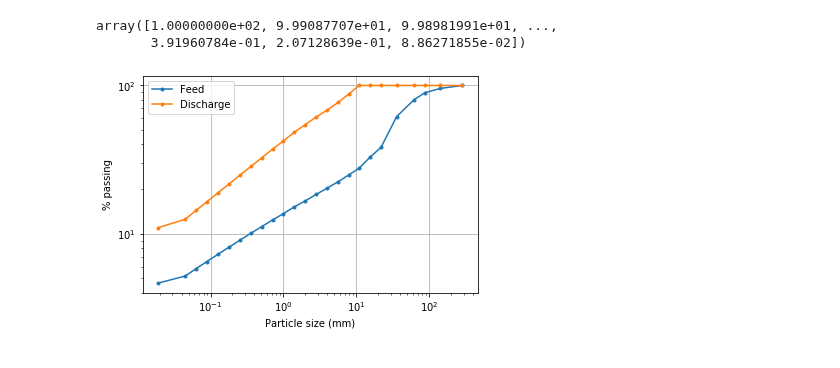
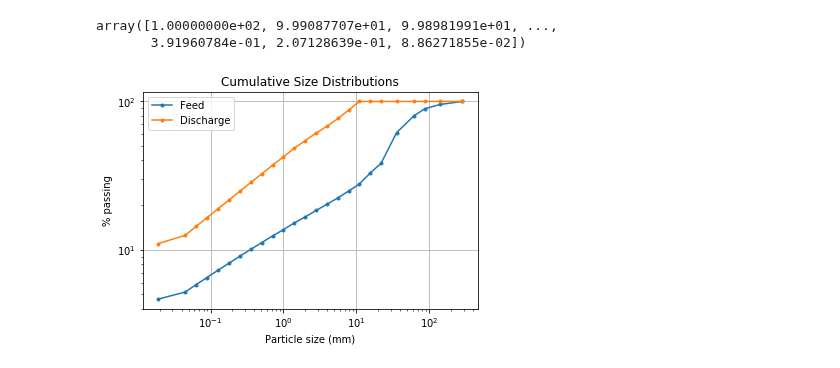
Before and after one commit to billtubbs/mech-575, a Jupyter notebook: code/python/project-grinding-dynamic-simulation-model.ipynb, the cells around one changed output. Saved outputs shown, nothing was run; the diff lists cells and outputs as text; code cells hidden in the pictures.

```diff
--- a/code/python/project-grinding-dynamic-simulation-model.ipynb
+++ b/code/python/project-grinding-dynamic-simulation-model.ipynb
@@ -1117,15 +1119,16 @@ array([1.00000000e+02, 9.99087707e+01, 9.98981991e+01, ...,
 # %%
 feed_passing_pct = calculate_passing_pct(feed_rates[-1])
 discharge_passing_pct = calculate_passing_pct(discharge_rates[-1])
 
 plt.plot(mid_sizes_mm, feed_passing_pct, label='Feed', marker='.')
 plt.plot(mid_sizes_mm, discharge_passing_pct, label='Discharge', marker='.')
+plt.title('Cumulative Size Distributions')
 plt.xlabel('Particle size (mm)')
 plt.ylabel('% passing')
 plt.xscale('log')
 plt.yscale('log')
 plt.grid()
 plt.legend()
 plt.show()
 # %% [output]
-[figure, old version]
+[figure, new version]
```
Also changed, not shown: parts of 27 cells of this notebook.
